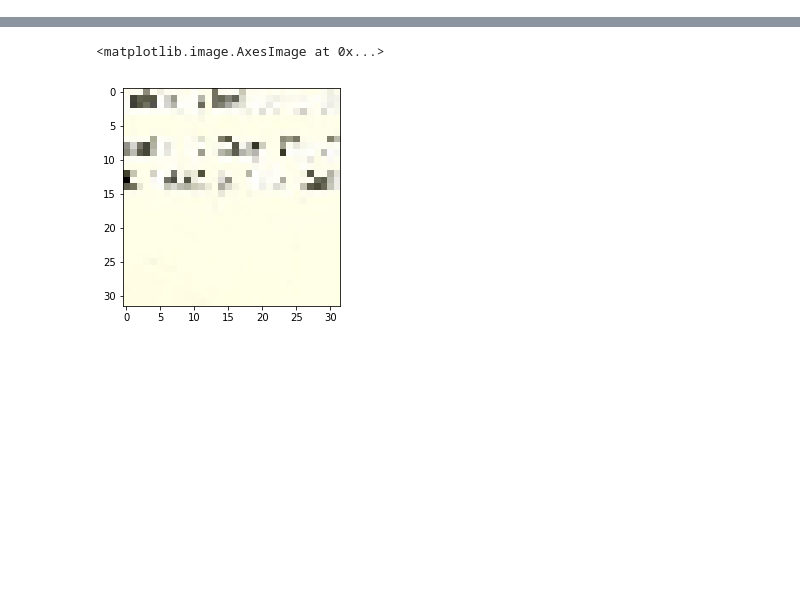
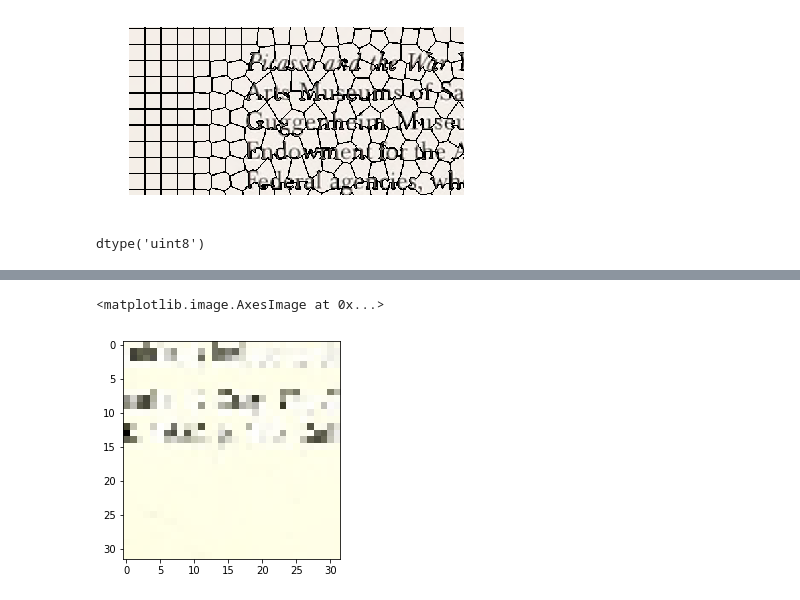
Before and after one commit to kaphka/imi-master-thesis, a Jupyter notebook: notebooks/createSLICpatches.ipynb, the cells around one changed output, grey strips where cells are left out. Cells and saved outputs as stored; diff of their text form; code cells hidden in the pictures; blank space fills up the shorter version.

```diff
--- a/notebooks/createSLICpatches.ipynb
+++ b/notebooks/createSLICpatches.ipynb
@@ -75,0 +71,13 @@ plt.imshow(segments[2100:6000,:],cmap='flag')
+# %%
+fig = plt.figure("Superpixels -- %d segments" % (numSegments))
+ax = fig.add_subplot(1, 1, 1)
+ax.imshow(mark_boundaries(image[1750:2000,0:500], segments[1750:2000,0:500],color=(0, 0, 0)))
+plt.axis("off")
+plt.show()
+# %% [output]
+[figure, added]
+# %%
+# patches = np.zeros((5, 28, 28, 3))
+patches.dtype
+# %% [output]
+dtype('uint8')
```
Also changed, not shown: parts of 20 cells of this notebook, 3 other files.
